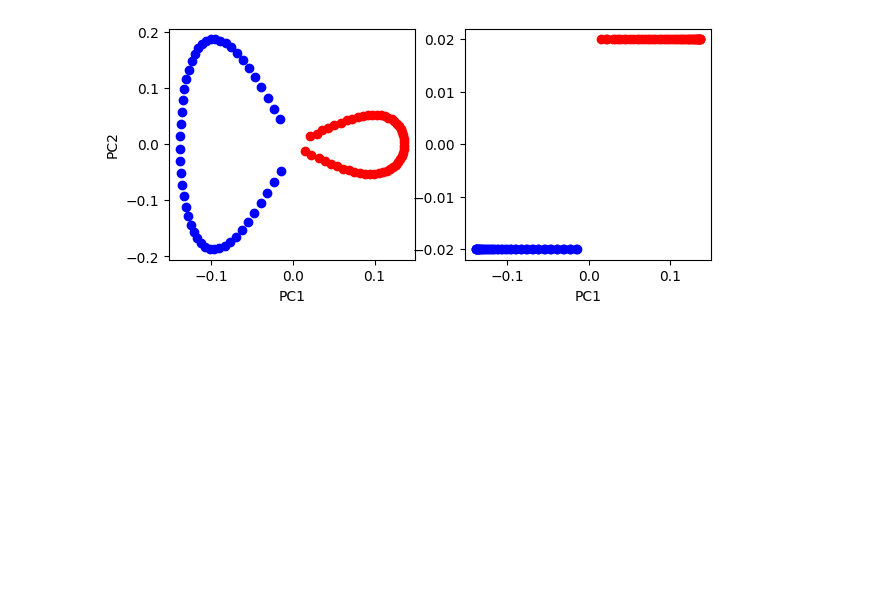
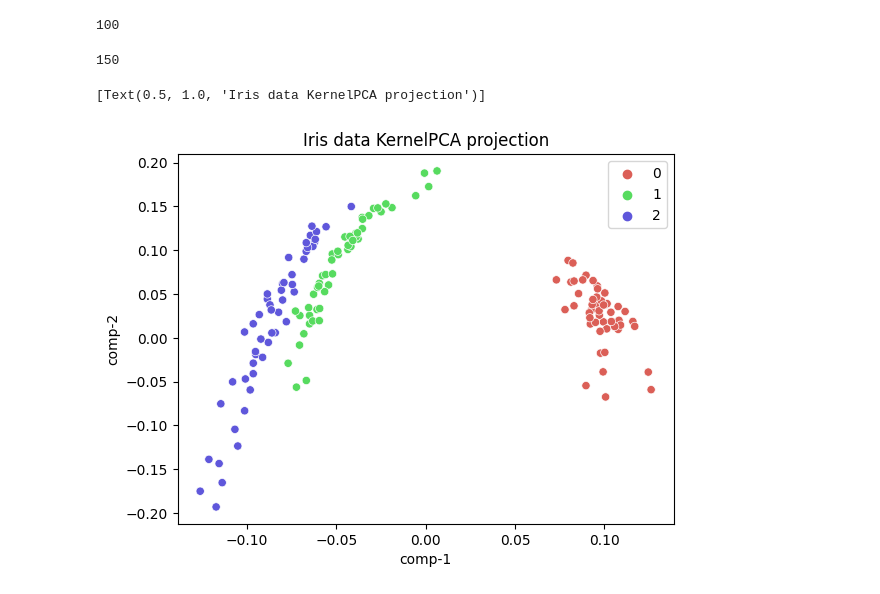
Before and after one commit to CrossWI/MATH535-Final, a Jupyter notebook: kernalPCA.ipynb, the cells around one changed output. Cells and saved outputs as stored; diff of their text form; code cells hidden in the pictures; blank space fills up the shorter version.

```diff
--- a/kernalPCA.ipynb
+++ b/kernalPCA.ipynb
@@ -9,15 +9,18 @@ from tensorflow import keras
 def gaus_kernel(X, sigma):
 	row, col = X.shape
 
+	print(row)
+
 	K = np.zeros([row, row])
 
-	for i in range(0, row):
-		for j in range(0, row):
+	for i in range(0,row):
+		for j in range(0,row):
 			v_i = X[i]
 			v_j = X[j]
-			K[i,j] = np.exp((-(np.linalg.norm(v_i.T - v_j.T)**2))/(2*sigma**2))
+			K[i,j] = np.linalg.norm(v_i.T - v_j.T)**2
 
-	return K
+	K *= - 1./(2 * np.power(sigma, 2))
+	return np.exp(K)
 # %%
 
 # Convert the kernel into a Gram matrix
@@ -30,4 +33,8 @@ def gram_matrix(gaus):
 def kernel_pca(n_components, kernel):
 	eig_vals, eig_vectors = np.linalg.eigh(kernel)
 	eig_vals, eig_vectors = eig_vals[::-1], eig_vectors[:, ::-1]
-	return np.column_stack([eig_vectors[:, i] for i in range(n_components)])
+
+	selected_eigvecs = np.column_stack([eig_vectors[:, i] for i in range(n_components)])
+	return selected_eigvecs
+	# X_reconstructed = selected_eigvecs @ np.transpose(np.diag(eig_vals[:n_components]))
+	# return X_reconstructed
@@ -34,21 +48,32 @@ def kernel_pca(n_components, kernel):
+# %%
+X = np.vstack([imgs01[i].flatten() for i in range(len(labels01))])
+y = labels01
+
+X_kpca = kernel_pca(20, gram_matrix(gaus_kernel(X[:100], 1)))
+# %% [output]
+100
 # %%
-from sklearn.datasets import make_moons
+from sklearn.datasets import load_iris
 
-X, y = make_moons(n_samples=100, random_state=123)
-sigma = 0.15
+iris = load_iris()
+x = iris.data
+y = iris.target
 
-X_kpca = kernel_pca(2, gram_matrix(gaus_kernel(X, sigma)))
+X_kpca = kernel_pca(2, gram_matrix(gaus_kernel(x, 15)))
+# %% [output]
+150
-# %%
-fig, ax = plt.subplots(nrows=1, ncols=2, figsize=(7, 3))
-
-ax[0].scatter(X_kpca[y==0, 0], X_kpca[y==0, 1], color='red')
-ax[0].scatter(X_kpca[y==1, 0], X_kpca[y==1, 1], color='blue')
-ax[1].scatter(X_kpca[y==0, 0], np.zeros((50,1))+0.02,  color='red')
-ax[1].scatter(X_kpca[y==1, 0], np.zeros((50,1))-0.02, color='blue')
-
-ax[0].set_xlabel('PC1')
-ax[0].set_ylabel('PC2')
-ax[1].set_xlabel('PC1')
-plt.show()
-# %% [output]
-[figure, removed]
+# %%
+import seaborn as sns
+import pandas as pd
+
+df = pd.DataFrame()
+df["y"] = y
+df["comp-1"] = X_kpca[:,0]
+df["comp-2"] = X_kpca[:,1]
+
+sns.scatterplot(x="comp-1", y="comp-2", hue=df.y.tolist(),
+                palette=sns.color_palette("hls", 3),
+                data=df).set(title="Iris data KernelPCA projection")
+# %% [output]
+[Text(0.5, 1.0, 'Iris data KernelPCA projection')]
+[figure, added]
```
Also changed, not shown: parts of 1 cell of this notebook.
